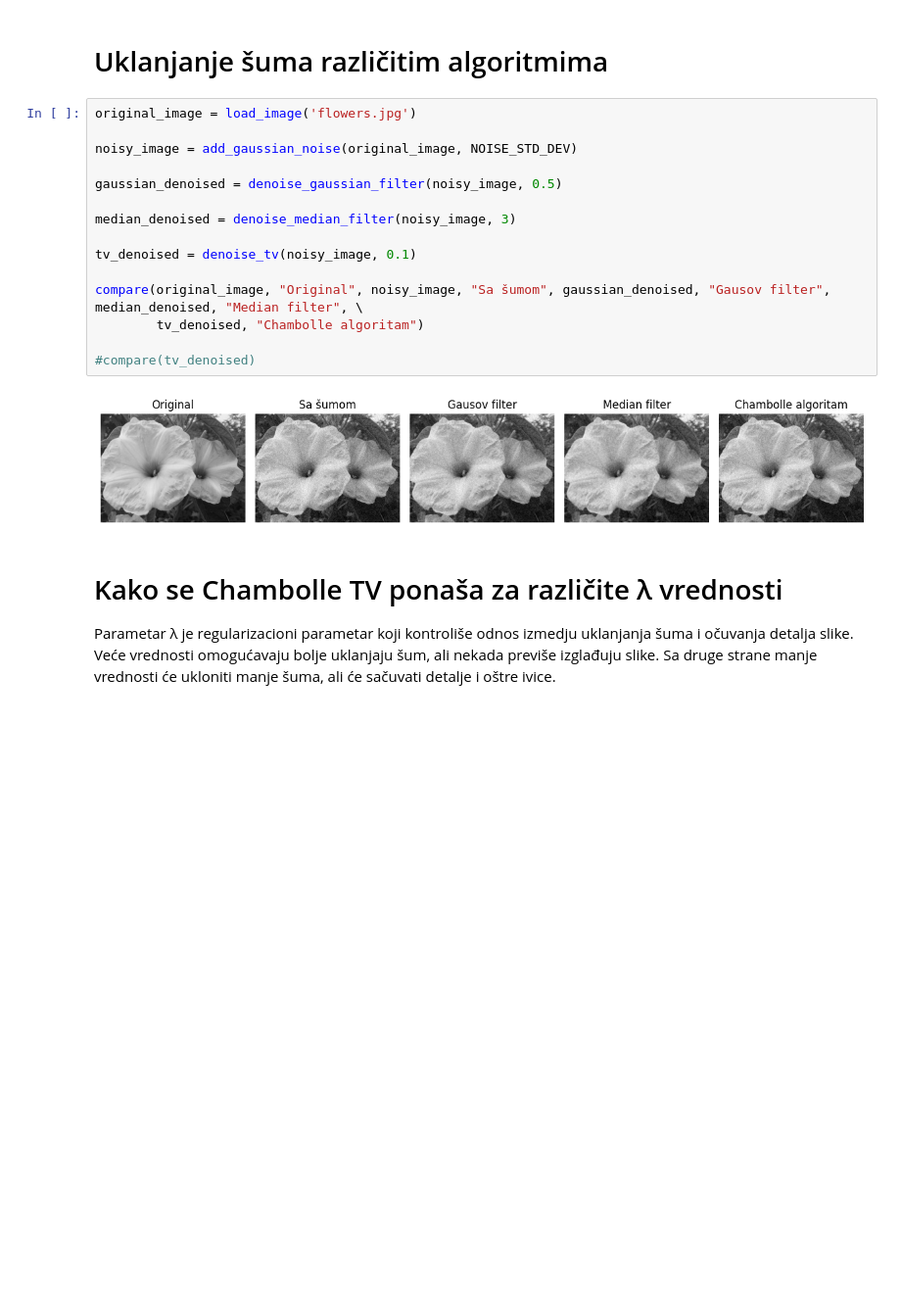
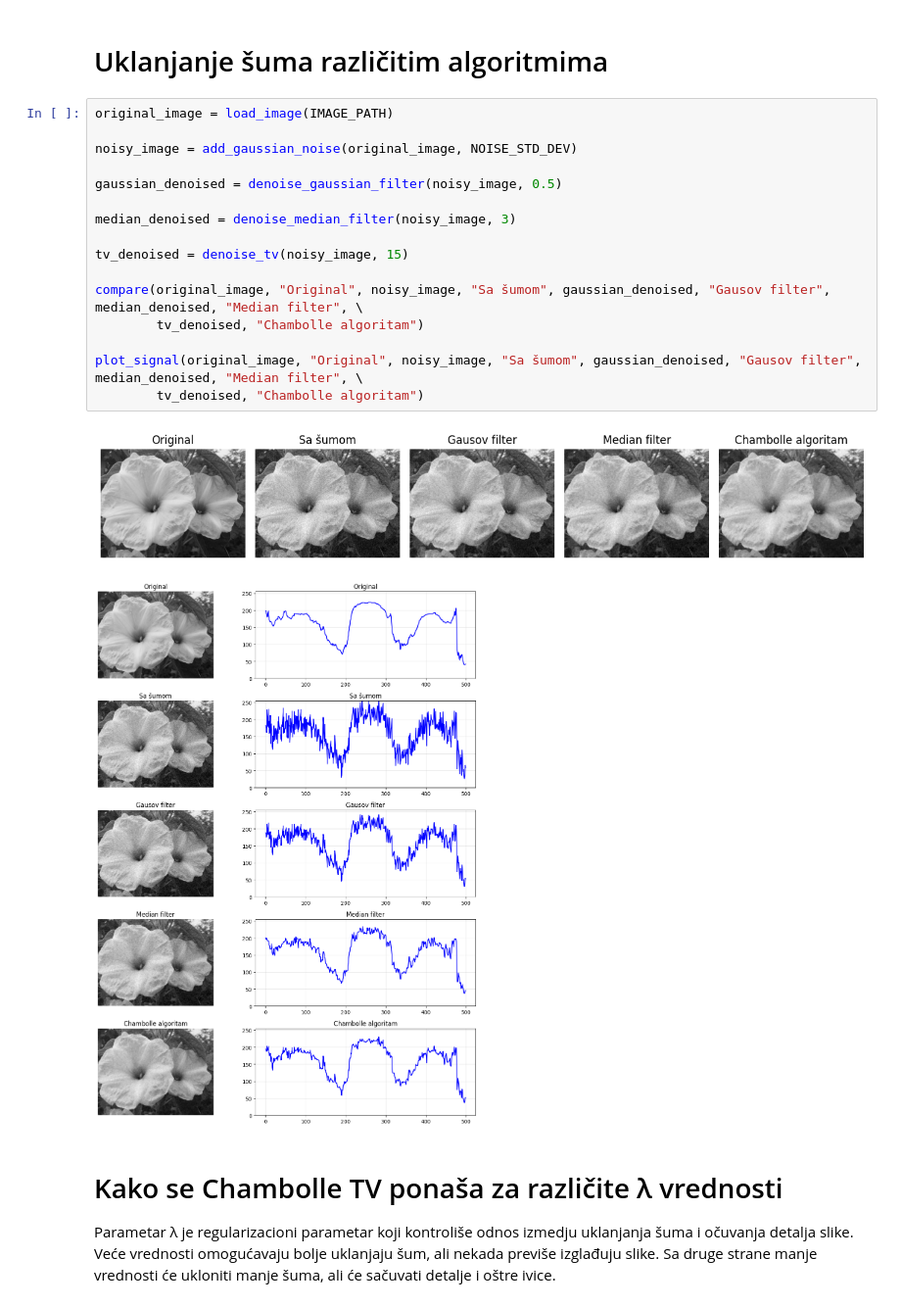
Before and after one commit to NataMata/TotalVariationDenoisingMethod, a Jupyter notebook: gaussian_median_chambolle.ipynb, the cells around one changed output. Shown at 98% size. Drawn from its saved outputs; the diff is of its cells as text; blank space fills up the shorter version.

```diff
--- a/gaussian_median_chambolle.ipynb
+++ b/gaussian_median_chambolle.ipynb
@@ -189,22 +188,24 @@ def plot_signal(*images):
 # %% [markdown]
 # Uklanjanje šuma različitim algoritmima
 # %%
-original_image = load_image('flowers.jpg')
+original_image = load_image(IMAGE_PATH)
 
 noisy_image = add_gaussian_noise(original_image, NOISE_STD_DEV)
 
 gaussian_denoised = denoise_gaussian_filter(noisy_image, 0.5)
 
 median_denoised = denoise_median_filter(noisy_image, 3)
 
-tv_denoised = denoise_tv(noisy_image, 0.1)
+tv_denoised = denoise_tv(noisy_image, 15)
 
 compare(original_image, "Original", noisy_image, "Sa šumom", gaussian_denoised, "Gausov filter", median_denoised, "Median filter", \
         tv_denoised, "Chambolle algoritam")
 
-#compare(tv_denoised)
+plot_signal(original_image, "Original", noisy_image, "Sa šumom", gaussian_denoised, "Gausov filter", median_denoised, "Median filter", \
+        tv_denoised, "Chambolle algoritam")
 # %% [output]
 [figure]
+[figure, added]
 # %% [markdown]
 # Kako se Chambolle TV ponaša za različite λ vrednosti
 
```
Also changed, not shown: parts of 5 cells of this notebook.
